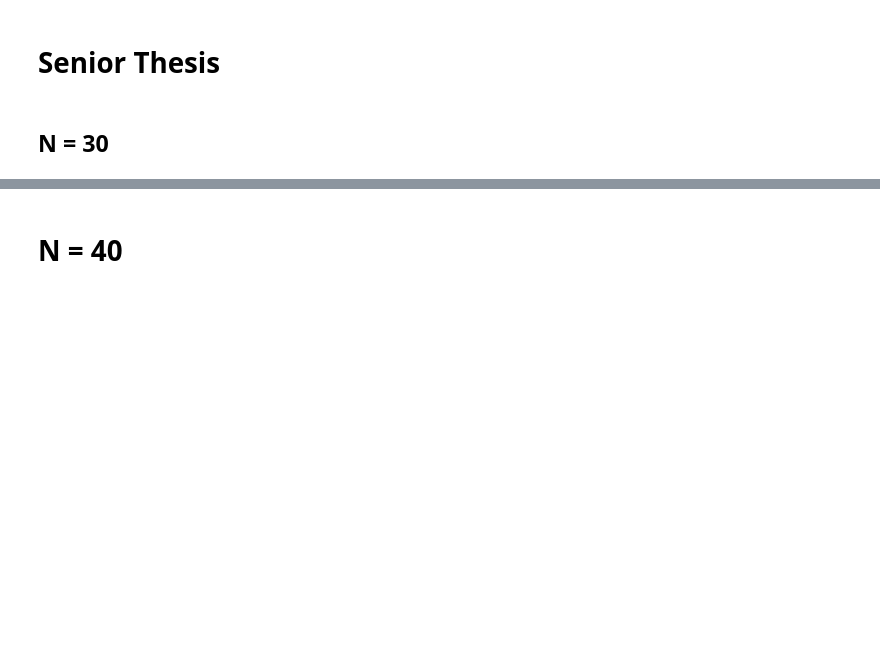
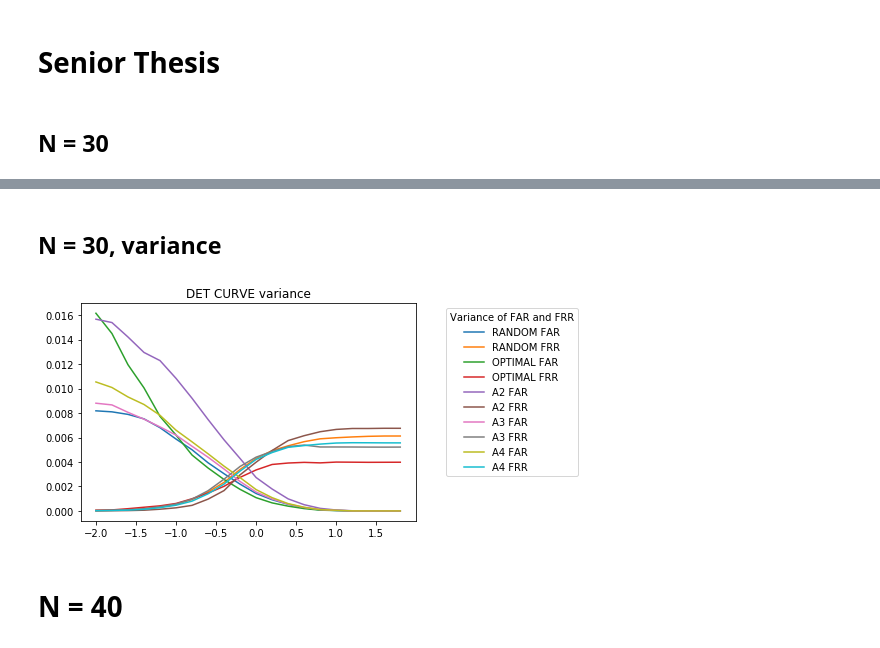
Before and after one commit to sabithassan/Senior-Thesis, a Jupyter notebook: Notebooks/Senior thesis.ipynb, the cells around one changed output, grey strips where cells are left out. Drawn from its saved outputs; the diff is of its cells as text; code cells hidden in the pictures; blank space fills up the shorter version.

```diff
--- a/Notebooks/Senior thesis.ipynb
+++ b/Notebooks/Senior thesis.ipynb
@@ -31,3 +31,40 @@ plt.show()
+# %% [markdown]
+## N = 30, variance
+# %%
+import pickle
+import matplotlib.pyplot as plt
+
+collectedStrat = pickle.load(open("n30_strat.dat.pkl"))
+tradeoffs = collectedStrat["tradeoffs"]
+(randFAR, randFRR, varRandFAR, varRandFRR) = collectedStrat["random"]
+(trueFAR, trueFRR, varXFAR, varXFRR) = collectedStrat["true"]
+(OPTFAR, OPTFRR, varOPTFAR, varOPTFRR) = collectedStrat["OPT_CNN"]
+(A2FAR, A2FRR, varA2FAR, varA2FRR) = collectedStrat["OPT_CNN_A2"]
+(A3FAR, A3FRR, varA3FAR, varA3FRR) = collectedStrat["OPT_CNN_A3"]
+(A4FAR, A4FRR, varA4FAR, varA4FRR) = collectedStrat["OPT_CNN_A4"]
+
+f1 = plt.figure("DET CURVE")
+plt.plot(tradeoffs,varRandFAR, label = "RANDOM FAR")
+plt.plot(tradeoffs,varRandFRR, label = "RANDOM FRR")
+
+plt.plot(tradeoffs,varOPTFAR, label = "OPTIMAL FAR")
+plt.plot(tradeoffs,varOPTFRR, label = "OPTIMAL FRR")
+
+plt.plot(tradeoffs,varA2FAR, label = "A2 FAR")
+plt.plot(tradeoffs,varA2FRR, label = "A2 FRR")
+
+plt.plot(tradeoffs,varA3FAR, label = "A3 FAR")
+plt.plot(tradeoffs,varA3FRR, label = "A3 FRR")
+
+plt.plot(tradeoffs,varA4FAR, label = "A4 FAR")
+plt.plot(tradeoffs,varA4FRR, label = "A4 FRR")
+
+
+plt.legend(bbox_to_anchor=(1.5, 1), title="Variance of FAR and FRR")
+plt.title("DET CURVE variance")
+plt.show()
+# %% [output]
+[figure, added]
 # %% [markdown]
 # N = 40
 # %%
```
Also changed, not shown: parts of 8 cells of this notebook, 4 other files.
